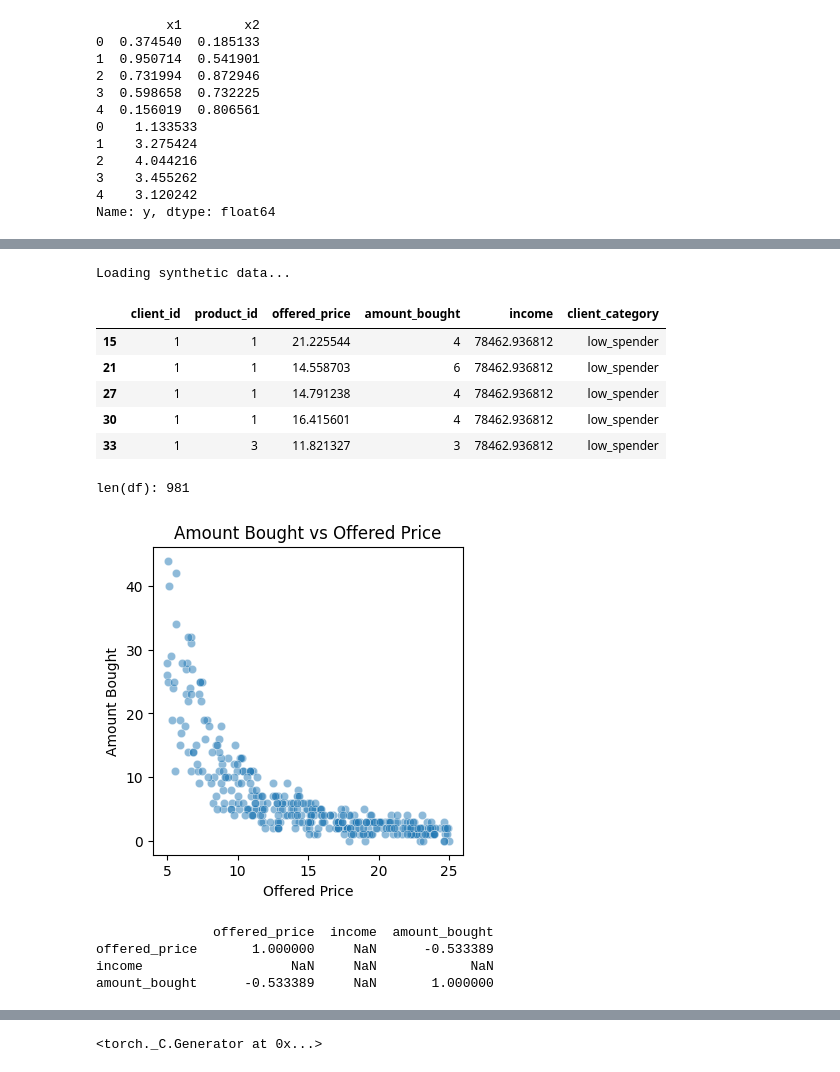
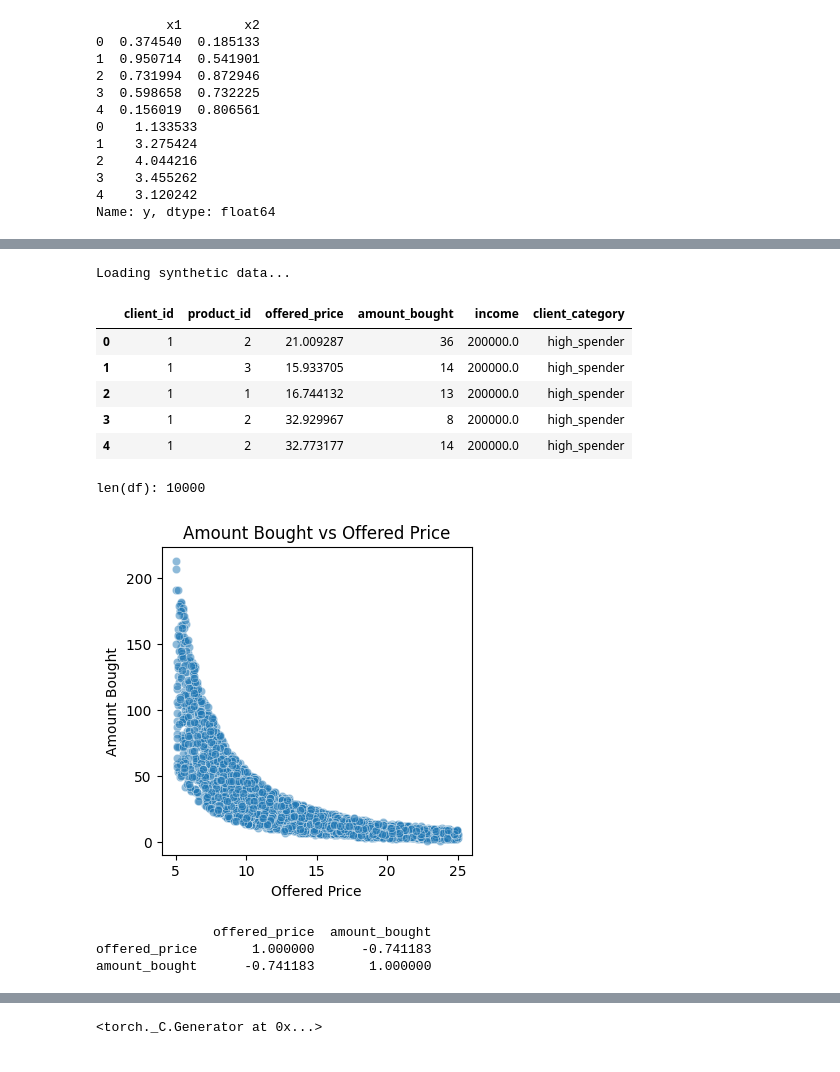
Before and after one commit to DanielLosada/DynamicPricing, a Jupyter notebook: MyImplementation/dnn.ipynb, the cells around one changed output, grey strips where cells are left out. Saved outputs shown, nothing was run; the diff lists cells and outputs as text; code cells hidden in the pictures.

```diff
--- a/MyImplementation/dnn.ipynb
+++ b/MyImplementation/dnn.ipynb
@@ -87,10 +87,12 @@ def create_synthetic_csv(num_clients=100, num_transactions=1000, num_products=3,
 
         # Separate deterministic and stochastic parts
         deterministic_part = (base_demand * category_multiplier * income_factor * (1 / (price / mean_price)**2))
-
+        #print("deterministic_part: ", deterministic_part)
         # Stochastic part: noise based on price and income. Each row has a different noise. amount_boughtᵢ ~ Normal(μᵢ, σᵢ²)
-        std_dev = 0.5 + 0.05 * (price / mean_price) + 0.1 * (1 - income_factor)
+        std_dev = 0.5 + 0.1 * (price / mean_price)**2 + 0.1 * (1 - income_factor)
+        #print("std_dev: ", std_dev)
         noise = np.random.normal(0, std_dev)
+        print("noise: ", noise)
         amount_bought = max(0, (deterministic_part + noise))
 
         data.append([client, product, price, amount_bought, income, category])
@@ -135,6 +137,6 @@ Name: y, dtype: float64
 # %%
 if CREATE_DATA:
     print("Creating synthetic data...")
-    df, df_name = create_synthetic_csv(num_clients=10, num_transactions=10000, num_products=3, client_categories=["low_spender", "mid_spender", "high_spender"])
+    df, df_name = create_synthetic_csv(num_clients=1, num_transactions=10000, num_products=3, client_categories=["low_spender", "mid_spender", "high_spender"])
 # %% [output]
 Creating synthetic data...
@@ -141,42 +159,42 @@ Creating synthetic data...
 # %%
 if LOAD_CASE_STUDY:
     print("Loading case study data...")
     X, y, val_ind, test_ind = load_case_study_data()
     display(X.head())
 else:
     print("Loading synthetic data...")
     # Load the synthetic dataset
-    df = pd.read_csv("data/synthetic_dataset_10clients_10000trans.csv")
+    df = pd.read_csv("data/synthetic_dataset_1clients_10000trans.csv")
     df = df[df['client_id'] == 1]  # Filter for client_id = 1
     display(df.head())
     print("len(df):", len(df))
 
-    df_filtered = df[df['product_id'] == 3]
+    df = df[df['product_id'] ==3 ]
 
     plt.figure(figsize=(4, 4))
-    sns.scatterplot(x=df_filtered["offered_price"], y=df_filtered["amount_bought"], alpha=0.5)
+    sns.scatterplot(x=df["offered_price"], y=df["amount_bought"], alpha=0.5)
     plt.xlabel("Offered Price")
     plt.ylabel("Amount Bought")
     plt.title("Amount Bought vs Offered Price")
     plt.show()
 
     target = 'amount_bought'
-    numerical_features = ['offered_price', 'income']
+    #numerical_features = ['offered_price', 'income']
+    numerical_features = ['offered_price']
     categorical_features = ['client_category']
-
+    columns_to_use = numerical_features + [target]
     correlation_matrix = df[numerical_features + [target]].corr()
     print(correlation_matrix)
 # %% [output]
 Loading synthetic data...
 |  | client_id | product_id | offered_price | amount_bought | income | client_category |
-| 15 | 1 | 1 | 21.225544 | 4 | 78462.936812 | low_spender |
-| 21 | 1 | 1 | 14.558703 | 6 | 78462.936812 | low_spender |
-| 27 | 1 | 1 | 14.791238 | 4 | 78462.936812 | low_spender |
-| 30 | 1 | 1 | 16.415601 | 4 | 78462.936812 | low_spender |
-| 33 | 1 | 3 | 11.821327 | 3 | 78462.936812 | low_spender |
+| 0 | 1 | 2 | 21.009287 | 36 | 200000.0 | high_spender |
+| 1 | 1 | 3 | 15.933705 | 14 | 200000.0 | high_spender |
+| 2 | 1 | 1 | 16.744132 | 13 | 200000.0 | high_spender |
+| 3 | 1 | 2 | 32.929967 | 8 | 200000.0 | high_spender |
+| 4 | 1 | 2 | 32.773177 | 14 | 200000.0 | high_spender |
-len(df): 981
+len(df): 10000
-[figure, old version]
+[figure, new version]
-               offered_price  income  amount_bought
-offered_price       1.000000     NaN      -0.533389
-income                   NaN     NaN            NaN
-amount_bought      -0.533389     NaN       1.000000
+               offered_price  amount_bought
+offered_price       1.000000      -0.741183
+amount_bought      -0.741183       1.000000
```
Also changed, not shown: parts of 11 cells of this notebook, 6 other files.
